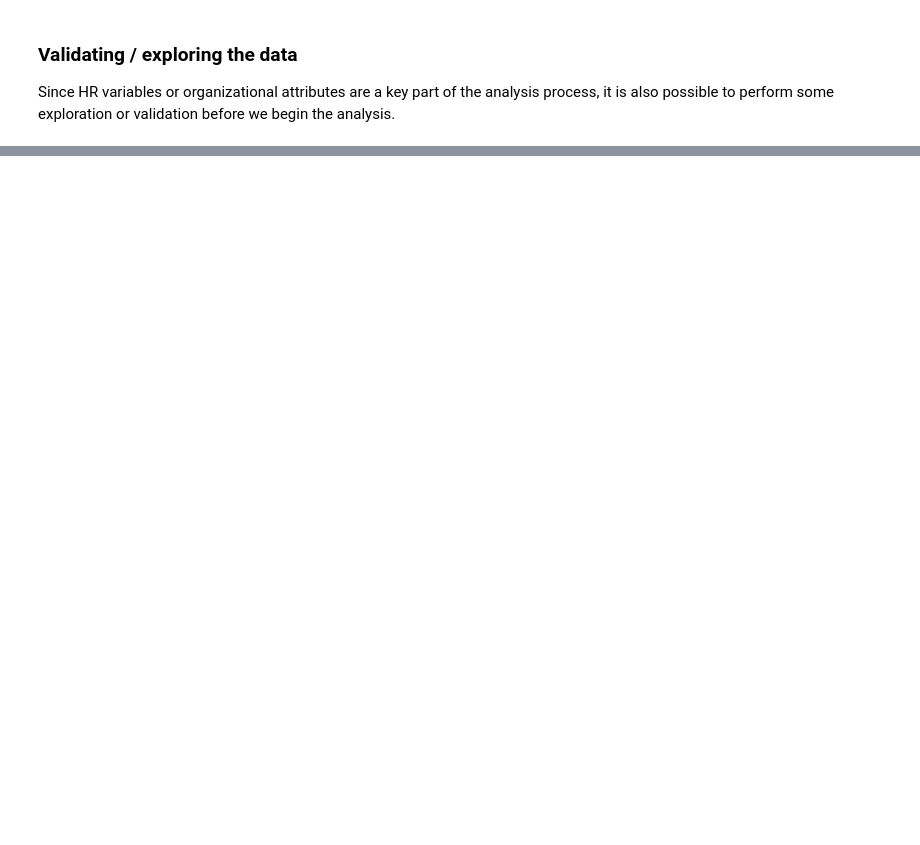
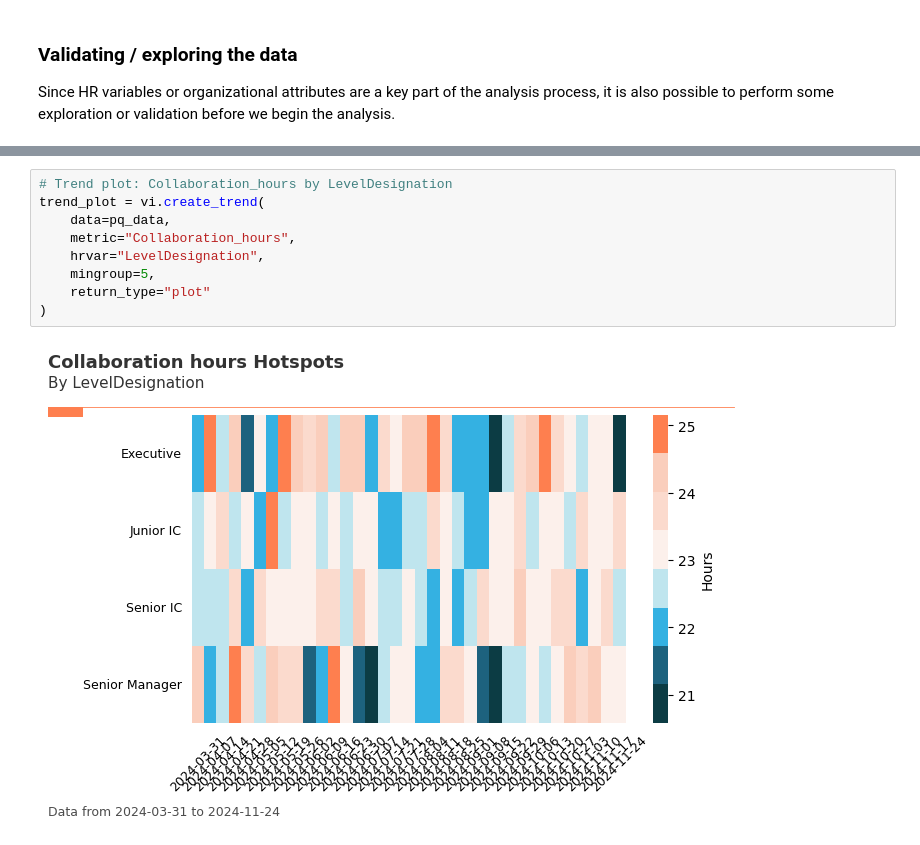
Before and after one commit to microsoft/vivainsights-py, a Jupyter notebook: docs/demo-vivainsights-py.ipynb, the cells around one changed output, grey strips where cells are left out. Saved outputs shown, nothing was run; the diff lists cells and outputs as text; blank space fills up the shorter version.

```diff
--- a/docs/demo-vivainsights-py.ipynb
+++ b/docs/demo-vivainsights-py.ipynb
@@ -142,0 +176,11 @@ vi.hrvar_count(data=pq_data, hrvar='Organization', return_type='table')
+# %%
+# Trend plot: Collaboration_hours by LevelDesignation
+trend_plot = vi.create_trend(
+    data=pq_data,
+    metric="Collaboration_hours",
+    hrvar="LevelDesignation",
+    mingroup=5,
+    return_type="plot"
+)
+# %% [output]
+[figure, added]
```
Also changed, not shown: parts of 18 cells of this notebook.
